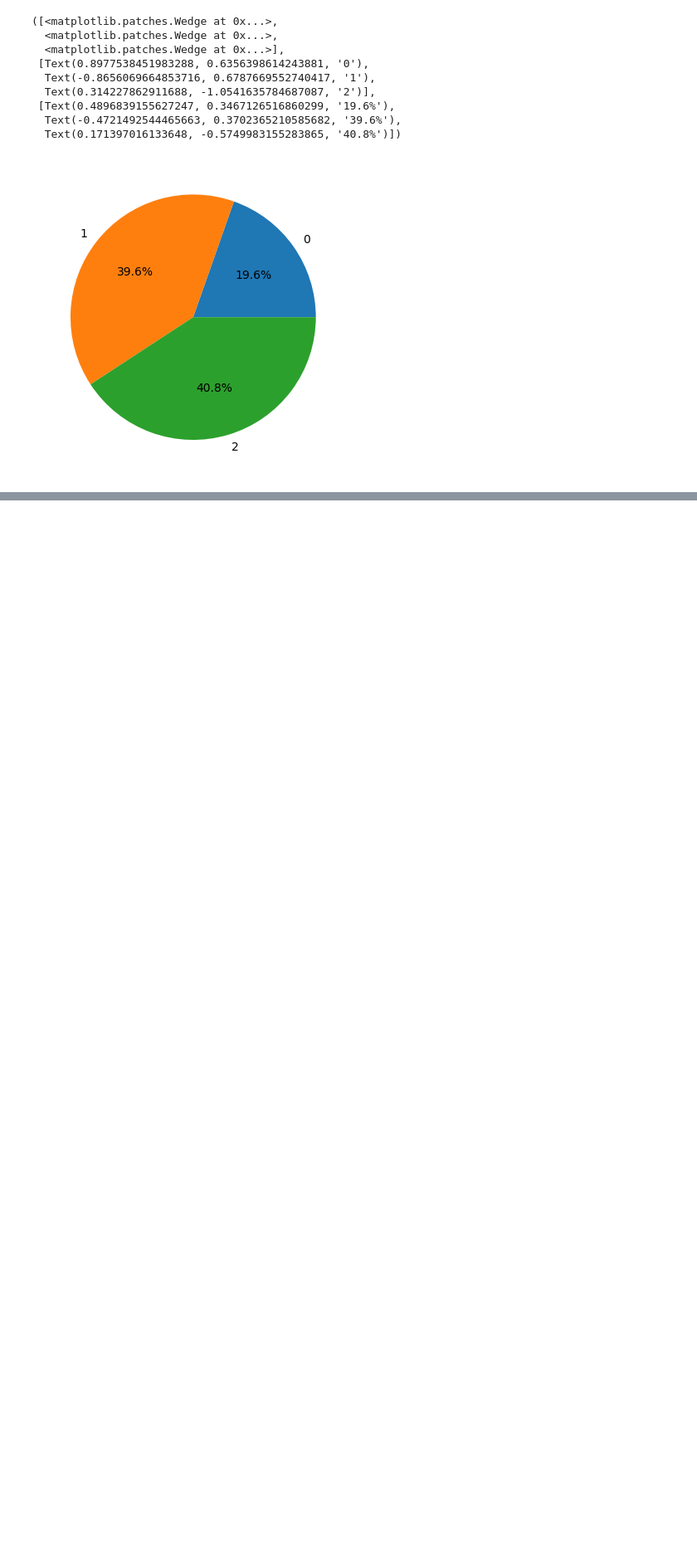
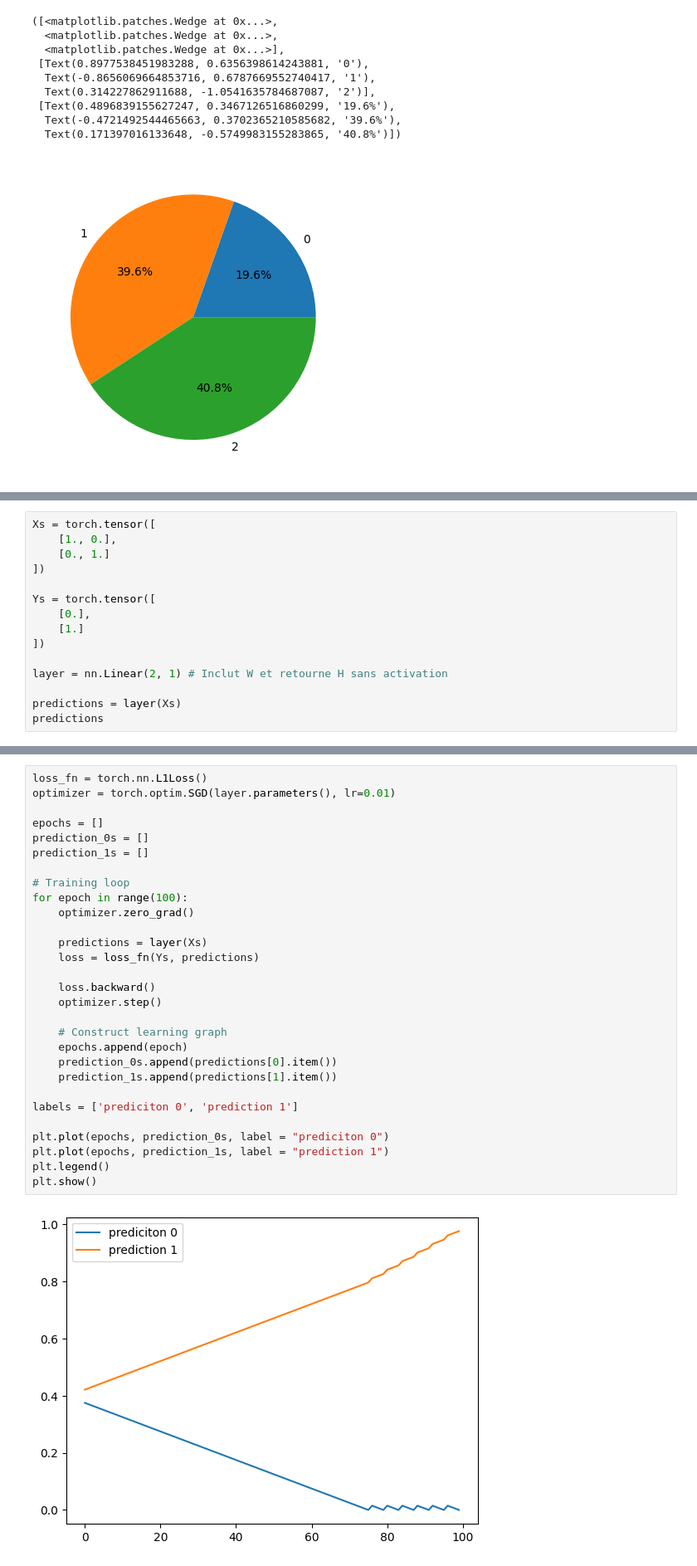
Before and after one commit to arsenaultk9/ml-pytorch-tutorials, a Jupyter notebook: neural_network.ipynb, the cells around one changed output, grey strips where cells are left out. Shown at 83% size. Cells and saved outputs as stored; diff of their text form; blank space fills up the shorter version.

```diff
--- a/neural_network.ipynb
+++ b/neural_network.ipynb
@@ -80,0 +97,15 @@ ax.pie(probabilities, labels=labels, autopct='%1.1f%%')
+# %%
+Xs = torch.tensor([
+    [1., 0.],
+    [0., 1.]
+])
+
+Ys = torch.tensor([
+    [0.],
+    [1.]
+])
+
+layer = nn.Linear(2, 1) # Inclut W et retourne H sans activation
+
+predictions = layer(Xs)
+predictions
@@ -80,0 +117,31 @@ ax.pie(probabilities, labels=labels, autopct='%1.1f%%')
+# %%
+loss_fn = torch.nn.L1Loss()
+optimizer = torch.optim.SGD(layer.parameters(), lr=0.01)
+
+epochs = []
+prediction_0s = []
+prediction_1s = []
+
+# Training loop
+for epoch in range(100):
+    optimizer.zero_grad()
+
+    predictions = layer(Xs)
+    loss = loss_fn(Ys, predictions)
+
+    loss.backward()
+    optimizer.step()
+
+    # Construct learning graph
+    epochs.append(epoch)
+    prediction_0s.append(predictions[0].item())
+    prediction_1s.append(predictions[1].item())
+
+labels = ['prediciton 0', 'prediction 1']
+
+plt.plot(epochs, prediction_0s, label = "prediciton 0")
+plt.plot(epochs, prediction_1s, label = "prediction 1")
+plt.legend()
+plt.show()
+# %% [output]
+[figure, added]
```
Also changed, not shown: parts of 4 cells of this notebook.
